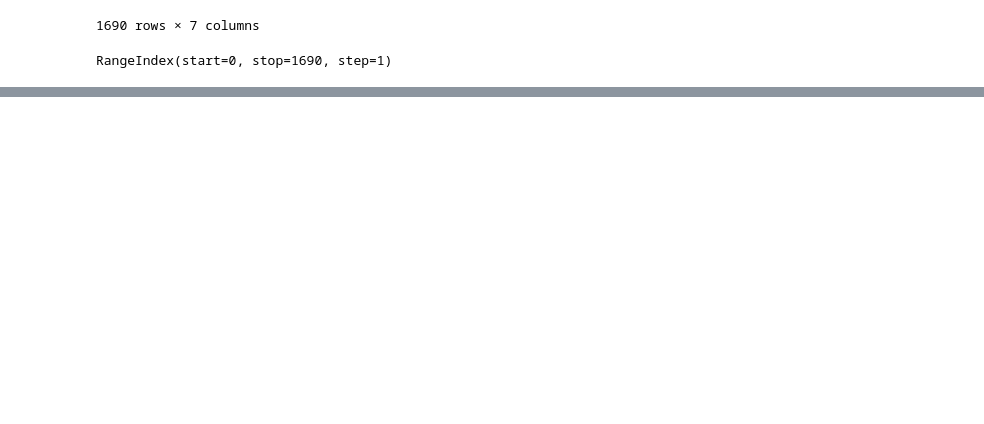
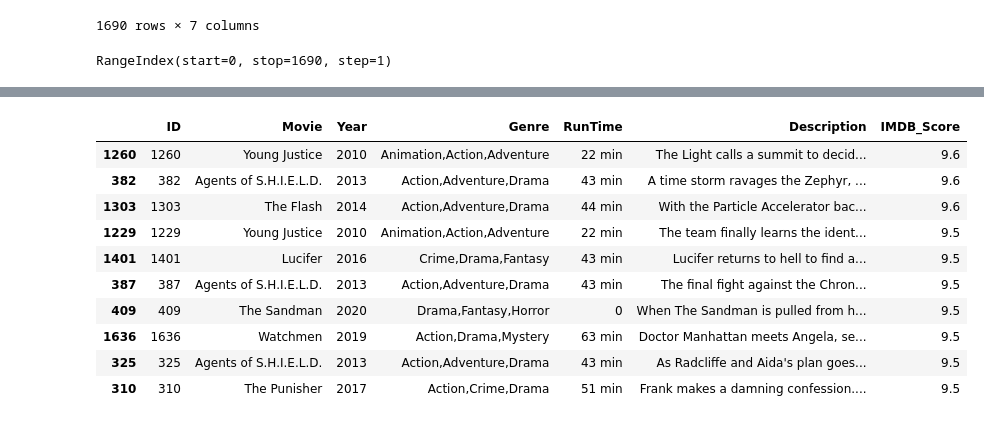
Before and after one commit to sandeep897663/jupter, a Jupyter notebook: pratice.ipynb, the cells around one changed output, grey strips where cells are left out. Cells and saved outputs as stored; diff of their text form; code cells hidden in the pictures; blank space fills up the shorter version.

```diff
--- a/pratice.ipynb
+++ b/pratice.ipynb
@@ -26,0 +170,2 @@ RangeIndex(start=0, stop=1690, step=1)
+# %%
+csv_1['Year'] = csv_1['Year'].astype('Int64')
@@ -26,0 +188,14 @@ RangeIndex(start=0, stop=1690, step=1)
+# %%
+csv_1.sort_values(by='IMDB_Score', ascending=False).head(10)
+# %% [output]
+|  | ID | Movie | Year | Genre | RunTime | Description | IMDB_Score |
+| 1260 | 1260 | Young Justice | 2010 | Animation,Action,Adventure | 22 min | The Light calls a summit to decid... | 9.6 |
+| 382 | 382 | Agents of S.H.I.E.L.D. | 2013 | Action,Adventure,Drama | 43 min | A time storm ravages the Zephyr, ... | 9.6 |
+| 1303 | 1303 | The Flash | 2014 | Action,Adventure,Drama | 44 min | With the Particle Accelerator bac... | 9.6 |
+| 1229 | 1229 | Young Justice | 2010 | Animation,Action,Adventure | 22 min | The team finally learns the ident... | 9.5 |
+| 1401 | 1401 | Lucifer | 2016 | Crime,Drama,Fantasy | 43 min | Lucifer returns to hell to find a... | 9.5 |
+| 387 | 387 | Agents of S.H.I.E.L.D. | 2013 | Action,Adventure,Drama | 43 min | The final fight against the Chron... | 9.5 |
+| 409 | 409 | The Sandman | 2020 | Drama,Fantasy,Horror | 0 | When The Sandman is pulled from h... | 9.5 |
+| 1636 | 1636 | Watchmen | 2019 | Action,Drama,Mystery | 63 min | Doctor Manhattan meets Angela, se... | 9.5 |
+| 325 | 325 | Agents of S.H.I.E.L.D. | 2013 | Action,Adventure,Drama | 43 min | As Radcliffe and Aida's plan goes... | 9.5 |
+| 310 | 310 | The Punisher | 2017 | Action,Crime,Drama | 51 min | Frank makes a damning confession.... | 9.5 |
```
Also changed, not shown: parts of 14 cells of this notebook, 3 other files.
